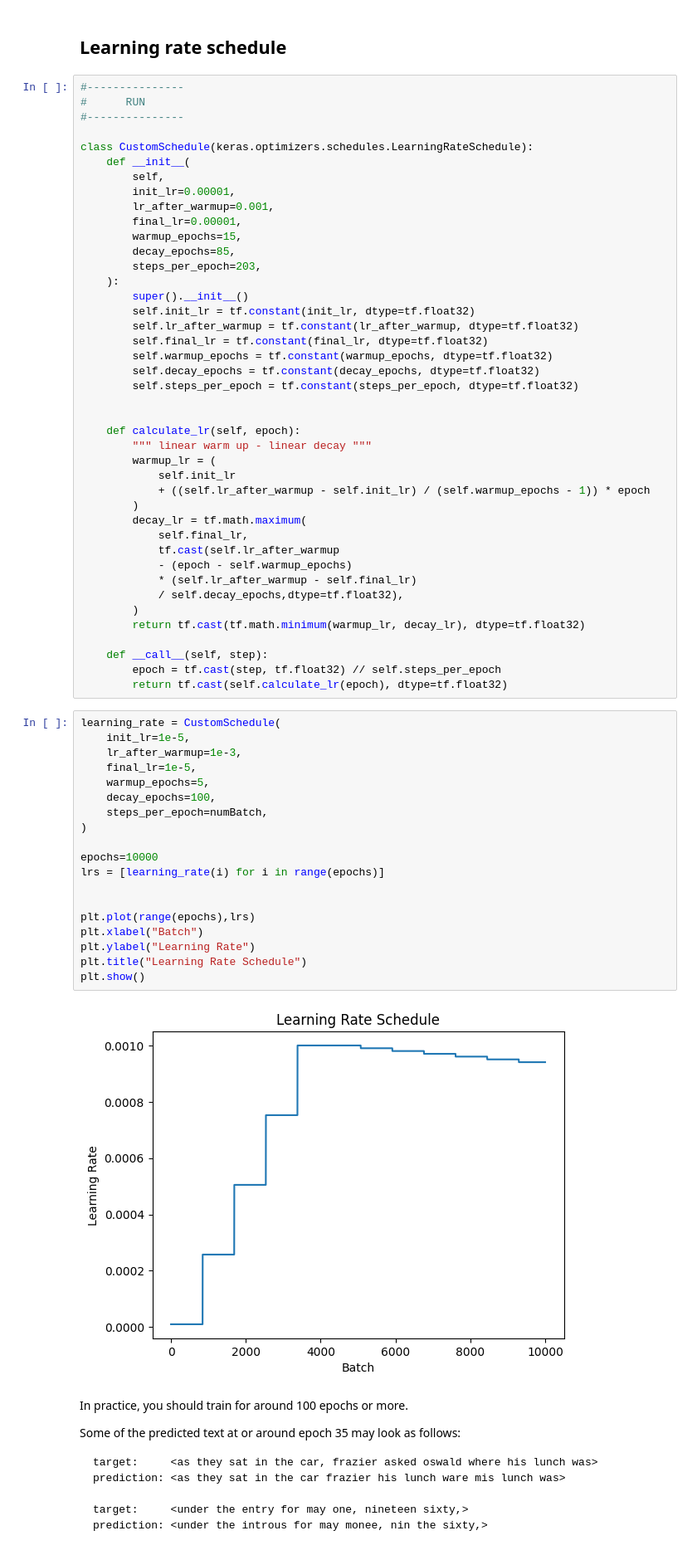
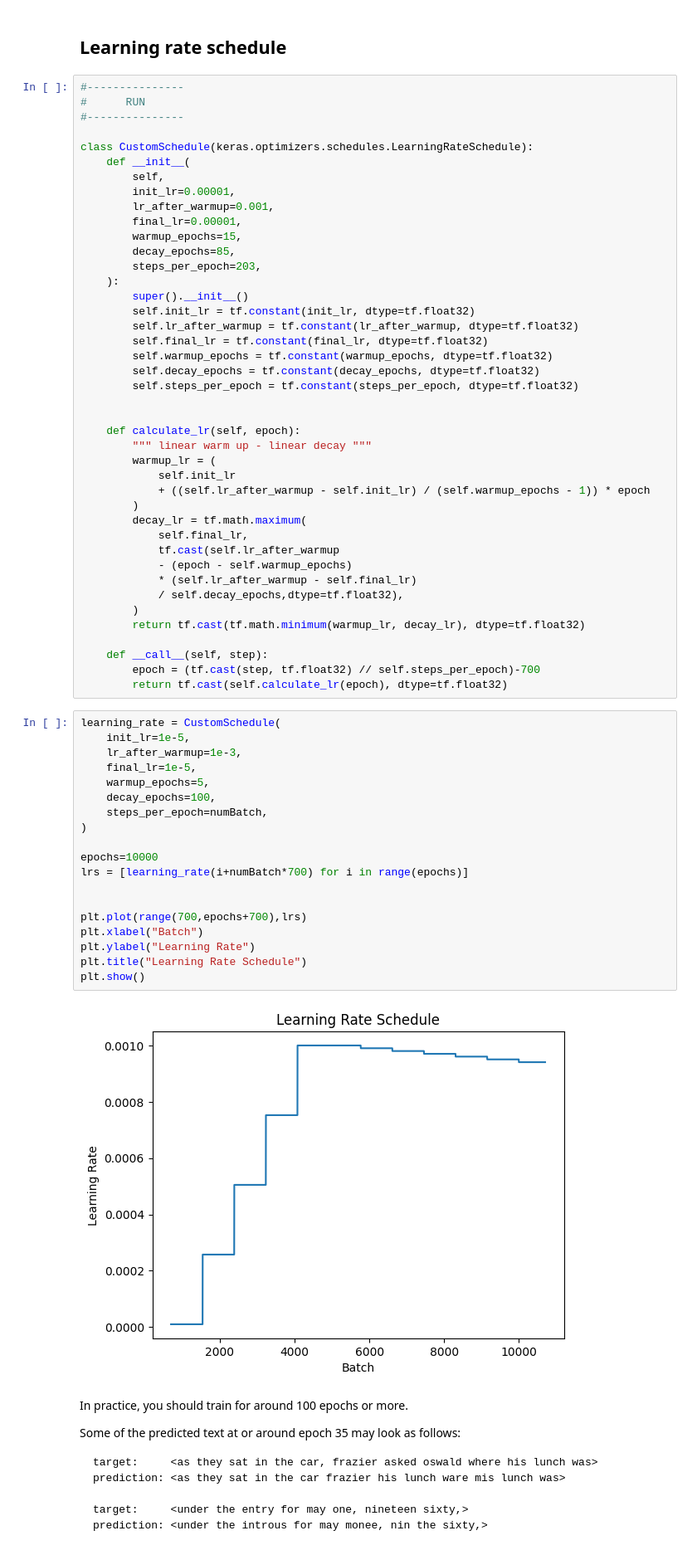
Before and after one commit to aashnahari/AIResearchColab, a Jupyter notebook: Copy_of_transformer_asr.ipynb, the cells around one changed output. Shown at 83% size. Saved outputs shown, nothing was run; the diff lists cells and outputs as text.

```diff
--- a/Copy_of_transformer_asr.ipynb
+++ b/Copy_of_transformer_asr.ipynb
@@ -668,29 +680,29 @@ class CustomSchedule(keras.optimizers.schedules.LearningRateSchedule):
         return tf.cast(tf.math.minimum(warmup_lr, decay_lr), dtype=tf.float32)
 
     def __call__(self, step):
-        epoch = tf.cast(step, tf.float32) // self.steps_per_epoch
+        epoch = (tf.cast(step, tf.float32) // self.steps_per_epoch)-700
         return tf.cast(self.calculate_lr(epoch), dtype=tf.float32)
 # %%
 learning_rate = CustomSchedule(
     init_lr=1e-5,
     lr_after_warmup=1e-3,
     final_lr=1e-5,
     warmup_epochs=5,
     decay_epochs=100,
     steps_per_epoch=numBatch,
 )
 
 epochs=10000
-lrs = [learning_rate(i) for i in range(epochs)]
+lrs = [learning_rate(i+numBatch*700) for i in range(epochs)]
 
 
-plt.plot(range(epochs),lrs)
+plt.plot(range(700,epochs+700),lrs)
 plt.xlabel("Batch")
 plt.ylabel("Learning Rate")
 plt.title("Learning Rate Schedule")
 plt.show()
 # %% [output]
-[figure, old version]
+[figure, new version]
 # %% [markdown]
 In practice, you should train for around 100 epochs or more.
 
```
Also changed, not shown: parts of 8 cells of this notebook.
